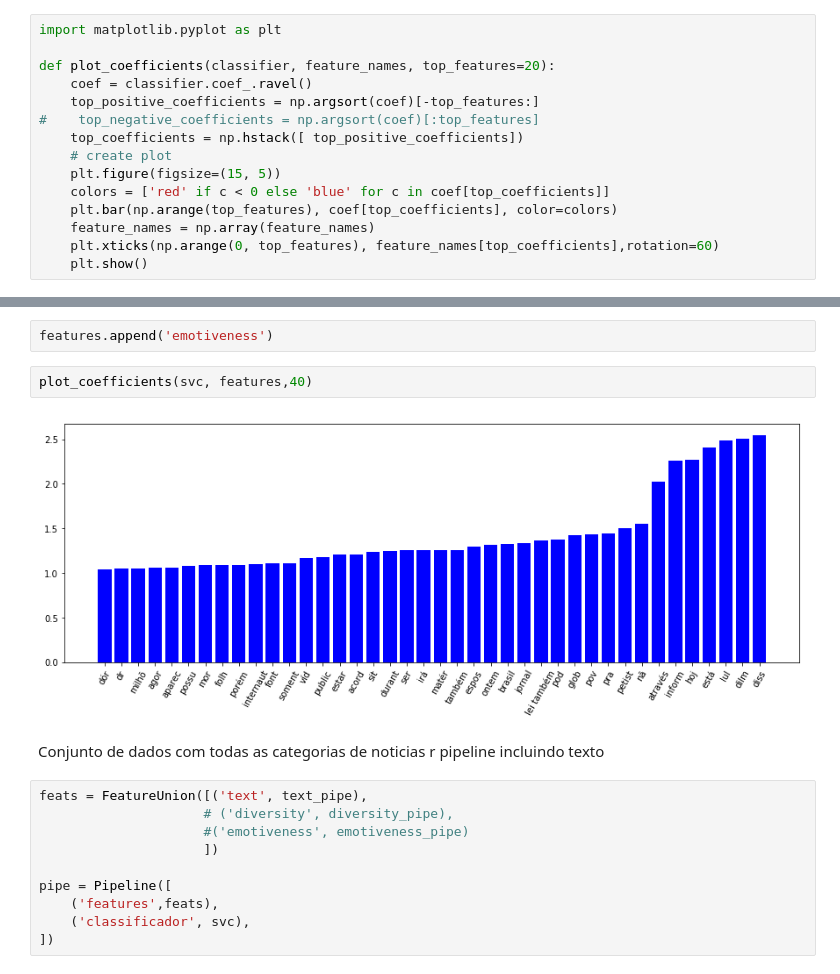
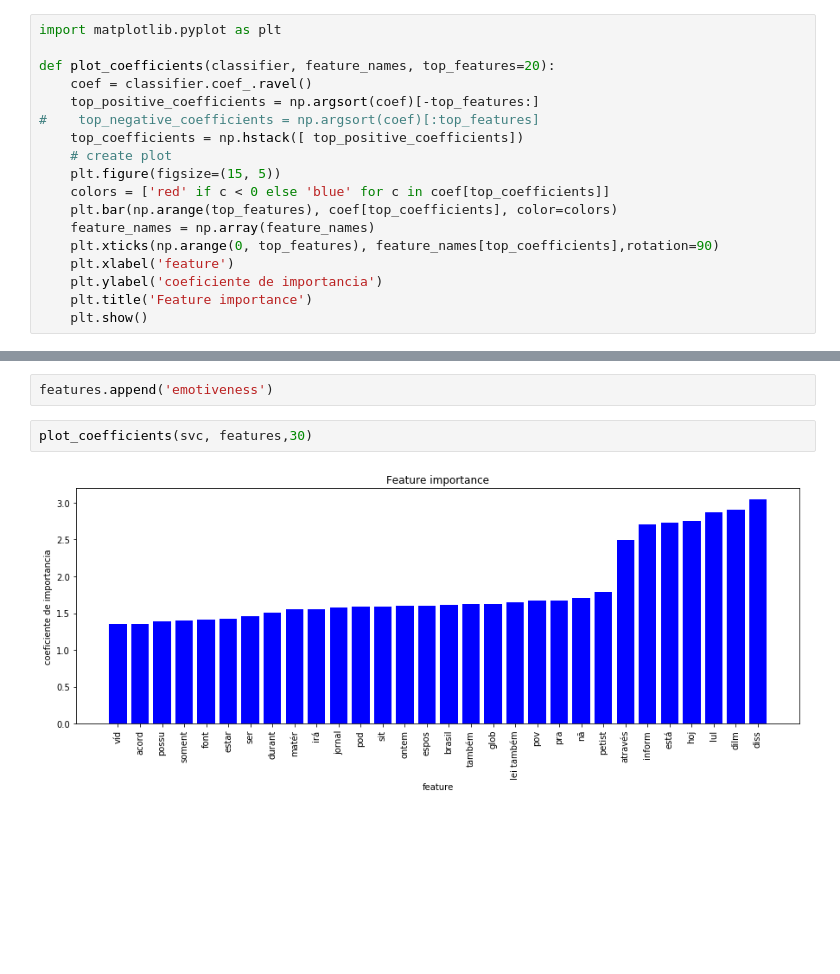
Before and after one commit to joaopaulopbjp/FakeNewsDetection, a Jupyter notebook: Fake News Classifier.ipynb, the cells around one changed output, grey strips where cells are left out. Drawn from its saved outputs; the diff is of its cells as text; blank space fills up the shorter version.

```diff
--- a/Fake News Classifier.ipynb
+++ b/Fake News Classifier.ipynb
@@ -957,7 +933,10 @@ def plot_coefficients(classifier, feature_names, top_features=20):
     colors = ['red' if c < 0 else 'blue' for c in coef[top_coefficients]]
     plt.bar(np.arange(top_features), coef[top_coefficients], color=colors)
     feature_names = np.array(feature_names)
-    plt.xticks(np.arange(0, top_features), feature_names[top_coefficients],rotation=60)
+    plt.xticks(np.arange(0, top_features), feature_names[top_coefficients],rotation=90)
+    plt.xlabel('feature')
+    plt.ylabel('coeficiente de importancia')
+    plt.title('Feature importance')
     plt.show()
 # %%
 cv = text_pipe.get_params()['cv']
@@ -972,18 +951,6 @@ print(cv.get_feature_names()[-20:])
 # %%
 features.append('emotiveness')
 # %%
-plot_coefficients(svc, features,40)
+plot_coefficients(svc, features,30)
 # %% [output]
-[figure, old version]
+[figure, new version]
-# %% [markdown]
-Conjunto de dados com todas as categorias de noticias r pipeline incluindo texto
-# %%
-feats = FeatureUnion([('text', text_pipe),
-                     # ('diversity', diversity_pipe),
-                     #('emotiveness', emotiveness_pipe)
-                     ])
-
-pipe = Pipeline([
-    ('features',feats),
-    ('classificador', svc),
-])
```
Also changed, not shown: parts of 99 cells of this notebook, 1 other file.
